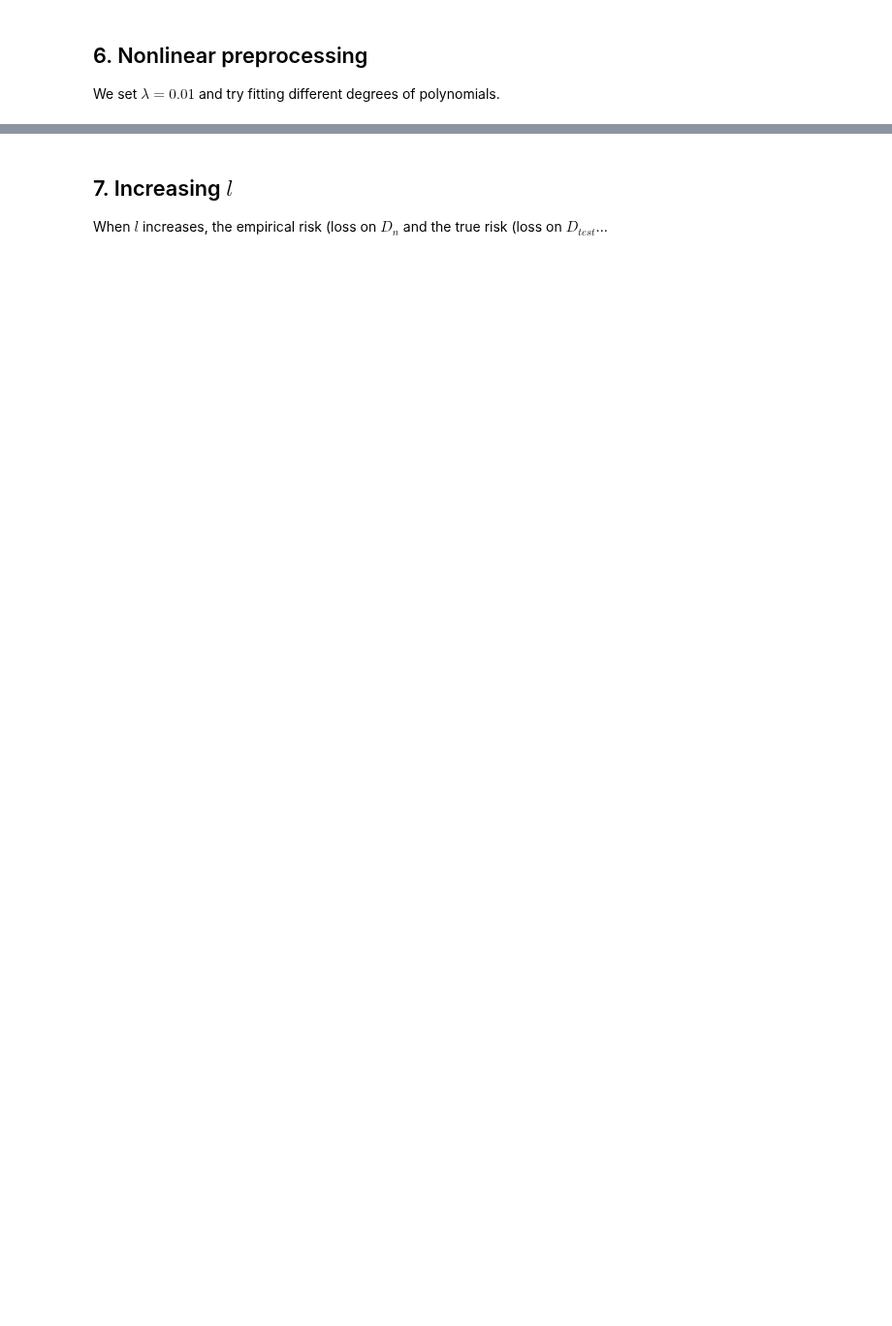
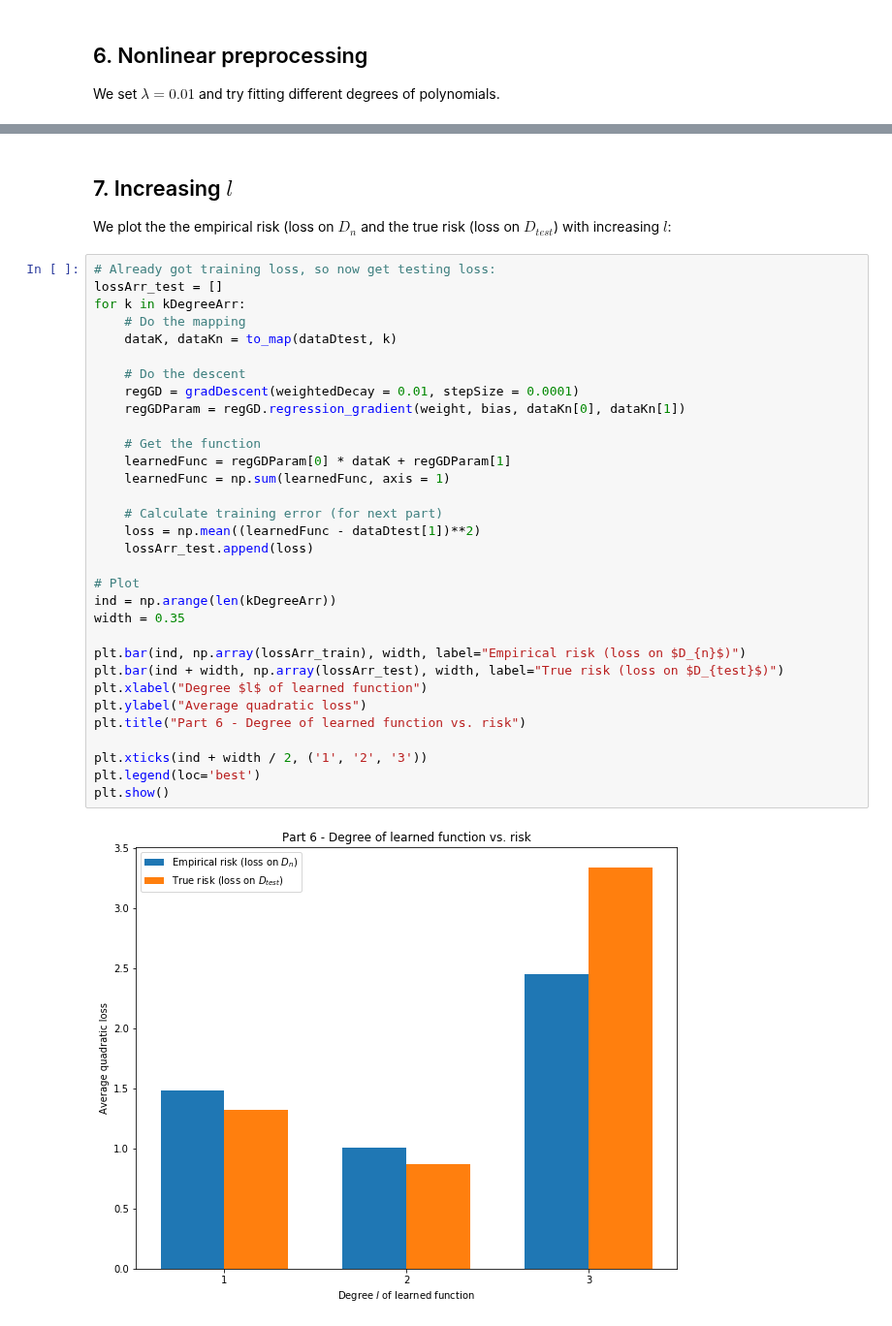
Before and after one commit to violetguos/ift6390, a Jupyter notebook: Homework 2/Practical.ipynb, the cells around one changed output, grey strips where cells are left out. Shown at 97% size. Cells and saved outputs as stored; diff of their text form; blank space fills up the shorter version.

Commit message:
Increasing l (explanation needed)

```diff
--- a/Homework 2/Practical.ipynb
+++ b/Homework 2/Practical.ipynb
@@ -202,4 +209,38 @@ plt.show()
 # %% [markdown]
 ## 7. Increasing $l$
 
-When $l$ increases, the empirical risk (loss on $D_{n}$ and the true risk (loss on $D_{test}$...
+We plot the the empirical risk (loss on $D_{n}$ and the true risk (loss on $D_{test}$) with increasing $l$:
+# %%
+# Already got training loss, so now get testing loss:
+lossArr_test = []
+for k in kDegreeArr:
+    # Do the mapping
+    dataK, dataKn = to_map(dataDtest, k)
+
+    # Do the descent
+    regGD = gradDescent(weightedDecay = 0.01, stepSize = 0.0001)
+    regGDParam = regGD.regression_gradient(weight, bias, dataKn[0], dataKn[1])
+
+    # Get the function
+    learnedFunc = regGDParam[0] * dataK + regGDParam[1]
+    learnedFunc = np.sum(learnedFunc, axis = 1)
+
+    # Calculate training error (for next part)
+    loss = np.mean((learnedFunc - dataDtest[1])**2)
+    lossArr_test.append(loss)
+
+# Plot
+ind = np.arange(len(kDegreeArr))
+width = 0.35
+
+plt.bar(ind, np.array(lossArr_train), width, label="Empirical risk (loss on $D_{n}$)")
+plt.bar(ind + width, np.array(lossArr_test), width, label="True risk (loss on $D_{test}$)")
+plt.xlabel("Degree $l$ of learned function")
+plt.ylabel("Average quadratic loss")
+plt.title("Part 6 - Degree of learned function vs. risk")
+
+plt.xticks(ind + width / 2, ('1', '2', '3'))
+plt.legend(loc='best')
+plt.show()
+# %% [output]
+[figure, added]
```
Also changed, not shown: parts of 4 cells of this notebook.
